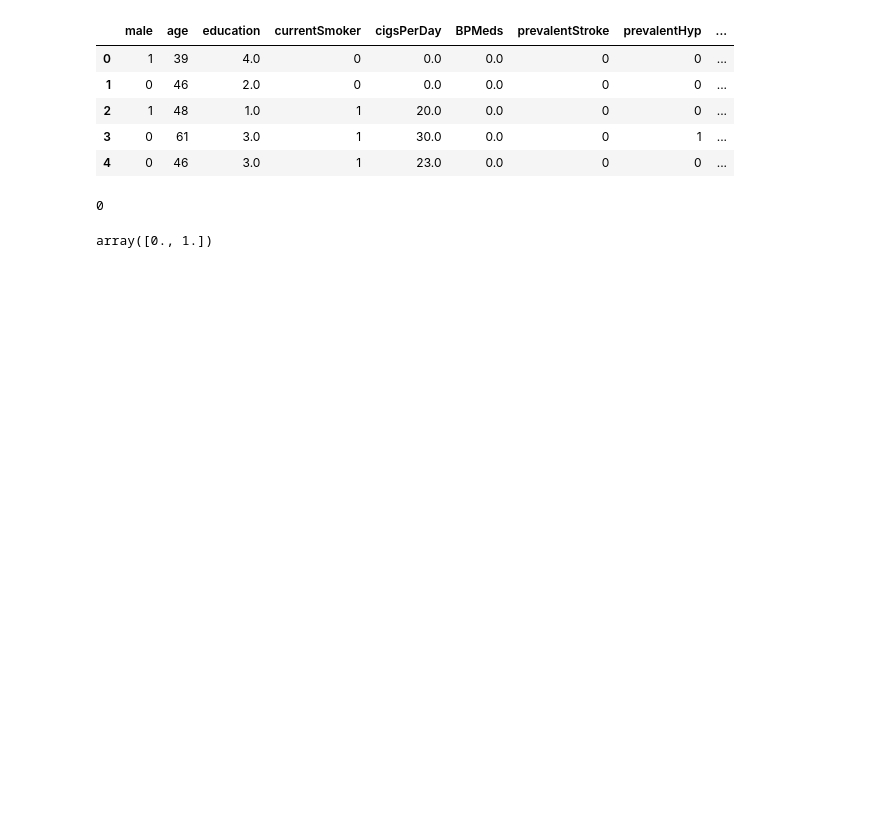
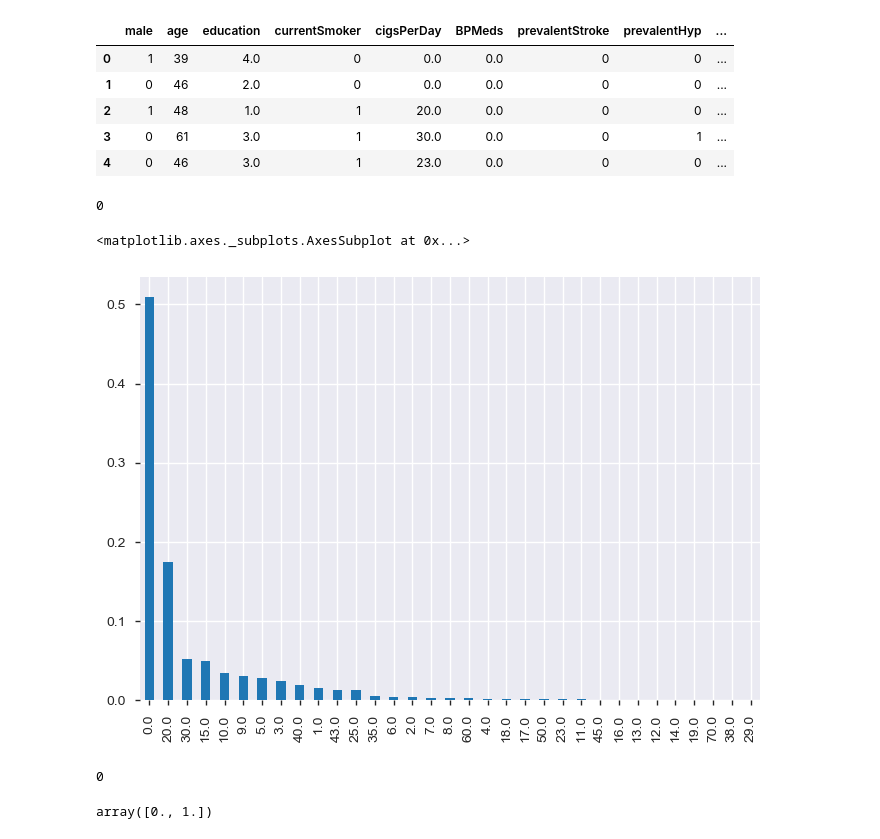
Before and after one commit to nastyh/Framingham, a Jupyter notebook: Framingham.ipynb, the cells around one changed output. Cells and saved outputs as stored; diff of their text form; code cells hidden in the pictures; blank space fills up the shorter version.

```diff
--- a/Framingham.ipynb
+++ b/Framingham.ipynb
@@ -25,6 +25,17 @@ pandas_profiling.ProfileReport(df)
 df['BPMeds'].fillna(0, inplace = True)
 df['glucose'].fillna(df.glucose.mean(), inplace = True)
 df['totChol'].fillna(df.totChol.mean(), inplace = True)
+df['education'].fillna(1, inplace = True)
+df['cigsPerDay'].fillna(df.cigsPerDay.mean(), inplace = True)
+# %%
+df['cigsPerDay'][df['currentSmoker']==0].isna().sum()
+# %% [output]
+0
+# %%
+df['cigsPerDay'].value_counts(normalize = True).plot(kind="bar")
+# %% [output]
+<matplotlib.axes._subplots.AxesSubplot at 0x...>
+[figure, added]
 # %%
 df['totChol'].isna().sum()
 # %% [output]
```
Also changed, not shown: parts of 8 cells of this notebook.
